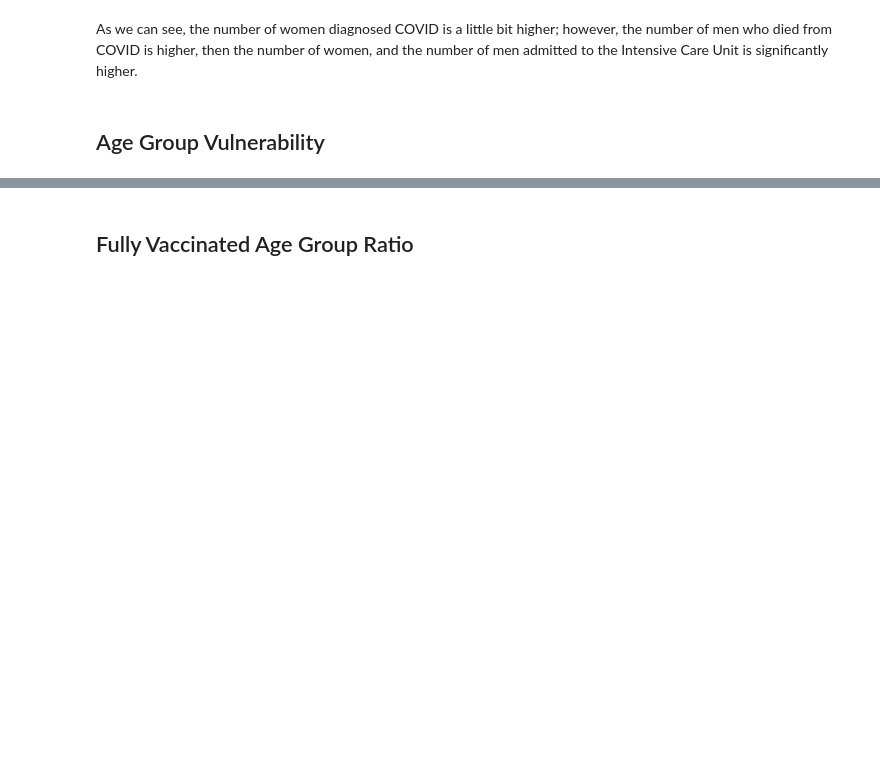
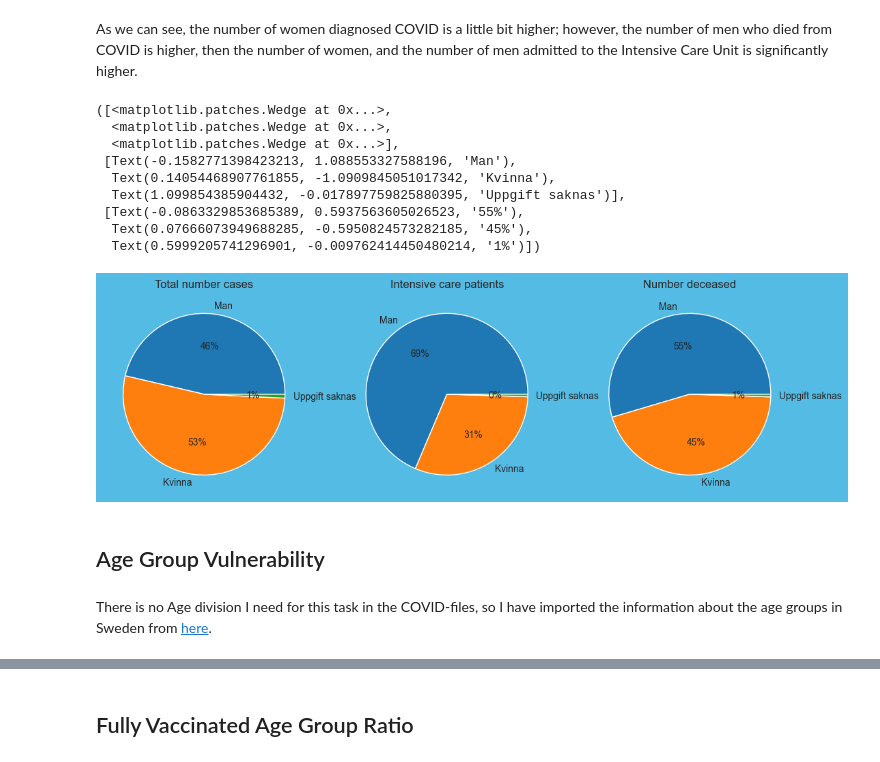
Before and after one commit to MaryKavalion/Data_Processing-Mary-Kavalionak, a Jupyter notebook: Lab-Covid19/Part 3. Exploratory data analysis.ipynb, the cells around one changed output, grey strips where cells are left out. Saved outputs shown, nothing was run; the diff lists cells and outputs as text; code cells hidden in the pictures; blank space fills up the shorter version.

```diff
--- a/Lab-Covid19/Part 3. Exploratory data analysis.ipynb
+++ b/Lab-Covid19/Part 3. Exploratory data analysis.ipynb
@@ -122,2 +120,29 @@ px.pie(genders, values = 'Totalt_antal_fall', names = 'Kön')
+# %%
+plt.figure(figsize = (13, 6), facecolor = '#54BBE4')
+
+plt.subplot(1, 3, 1)
+plt.title("Total number cases")
+plt.pie(genders["Totalt_antal_fall"], labels = genders["Kön"], autopct="%0.0f%%")
+
+plt.subplot(1, 3, 2)
+plt.title("Intensive care patients")
+plt.pie(genders["Totalt_antal_intensivvårdade"], labels = genders["Kön"], autopct="%0.0f%%")
+
+plt.subplot(1, 3, 3)
+plt.title("Number deceased")
+plt.pie(genders["Totalt_antal_avlidna"], labels = genders["Kön"], autopct="%0.0f%%")
+# %% [output]
+([<matplotlib.patches.Wedge at 0x...>,
+  <matplotlib.patches.Wedge at 0x...>,
+  <matplotlib.patches.Wedge at 0x...>],
+ [Text(-0.1582771398423213, 1.088553327588196, 'Man'),
+  Text(0.14054468907761855, -1.0909845051017342, 'Kvinna'),
+  Text(1.099854385904432, -0.017897759825880395, 'Uppgift saknas')],
+ [Text(-0.0863329853685389, 0.5937563605026523, '55%'),
+  Text(0.07666073949688285, -0.5950824573282185, '45%'),
+  Text(0.5999205741296901, -0.009762414450480214, '1%')])
+[figure, added]
 # %% [markdown]
 ## Age Group Vulnerability
+# %% [markdown]
+There is no Age division I need for this task in the COVID-files, so I have imported the information about the age groups in Sweden from [here](https://www.statistikdatabasen.scb.se/pxweb/sv/ssd/START__BE__BE0101__BE0101A/BefolkningNy/table/tableViewLayout1/).
```
Also changed, not shown: parts of 11 cells of this notebook.
